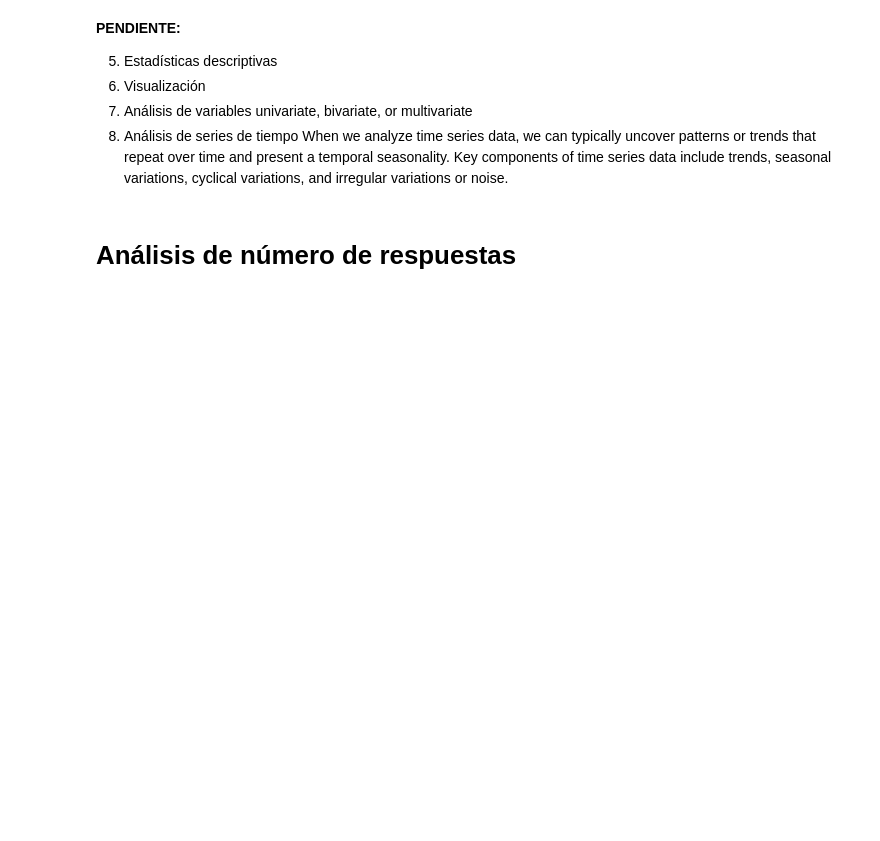
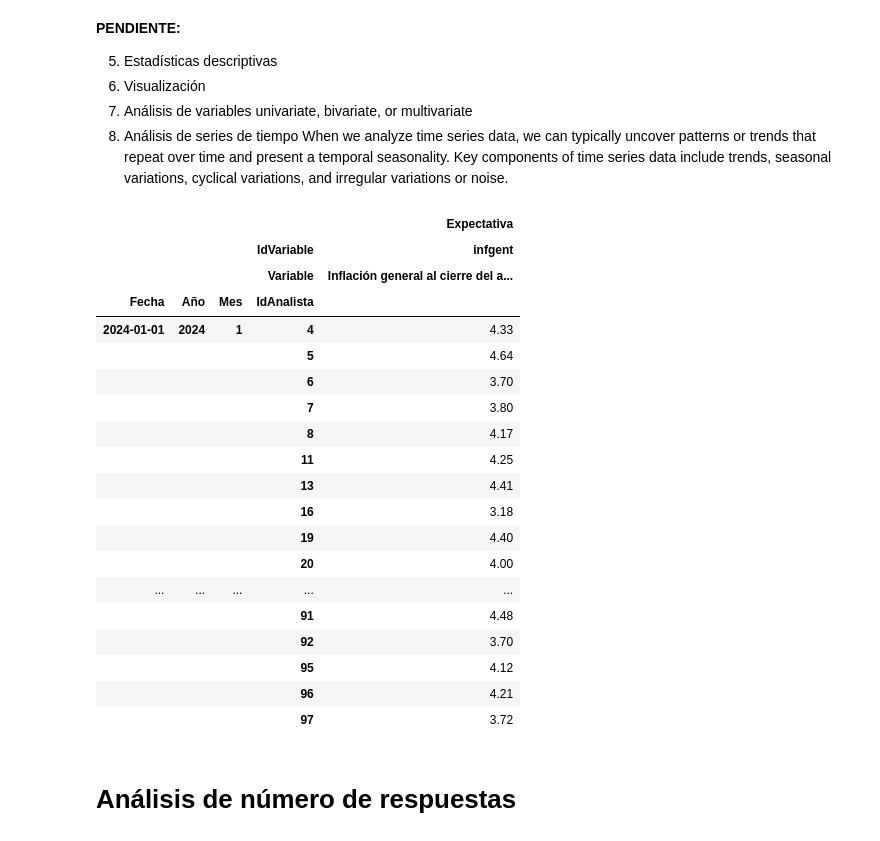
Before and after one commit to arturotena/MemoriaSeminario2024, a Jupyter notebook: Avance.ipynb, the cells around one changed output. Saved outputs shown, nothing was run; the diff lists cells and outputs as text; code cells hidden in the pictures; blank space fills up the shorter version.

Commit message:
Avance: pasar las variables a columnas

```diff
--- a/Avance.ipynb
+++ b/Avance.ipynb
@@ -333,6 +333,32 @@ array(['tcmestmas1', 'tcmestmas2', 'tcmestmas3'], dtype=object)
 univariate, bivariate, or multivariate
 8. Análisis de series de tiempo
 When we analyze time series data, we can typically uncover patterns or trends that repeat over time and present a temporal seasonality. Key components of time series data include trends, seasonal variations, cyclical variations, and irregular variations or noise.
+# %%
+XXXX EN PROCESO: pasar las variables a columnas
+#display(df_homol.sample(10))
+df_infgent_2024_1=df_homol.query("IdVariable=='infgent' and Año==2024 and Mes==1")
+df_infgent_2024_1.pivot(index=['Fecha','Año','Mes','IdAnalista'], columns=['IdVariable','Variable'])
+# %% [output]
+|  |  |  |  | Expectativa |
+|  |  |  | IdVariable | infgent |
+|  |  |  | Variable | Inflación general al cierre del a... |
+| Fecha | Año | Mes | IdAnalista |  |
+| 2024-01-01 | 2024 | 1 | 4 | 4.33 |
+|  |  |  | 5 | 4.64 |
+|  |  |  | 6 | 3.70 |
+|  |  |  | 7 | 3.80 |
+|  |  |  | 8 | 4.17 |
+|  |  |  | 11 | 4.25 |
+|  |  |  | 13 | 4.41 |
+|  |  |  | 16 | 3.18 |
+|  |  |  | 19 | 4.40 |
+|  |  |  | 20 | 4.00 |
+| ... | ... | ... | ... | ... |
+|  |  |  | 91 | 4.48 |
+|  |  |  | 92 | 3.70 |
+|  |  |  | 95 | 4.12 |
+|  |  |  | 96 | 4.21 |
+|  |  |  | 97 | 3.72 |
 # %% [markdown]
 # Análisis de número de respuestas
 # %%
```
Also changed, not shown: parts of 1 cell of this notebook.
